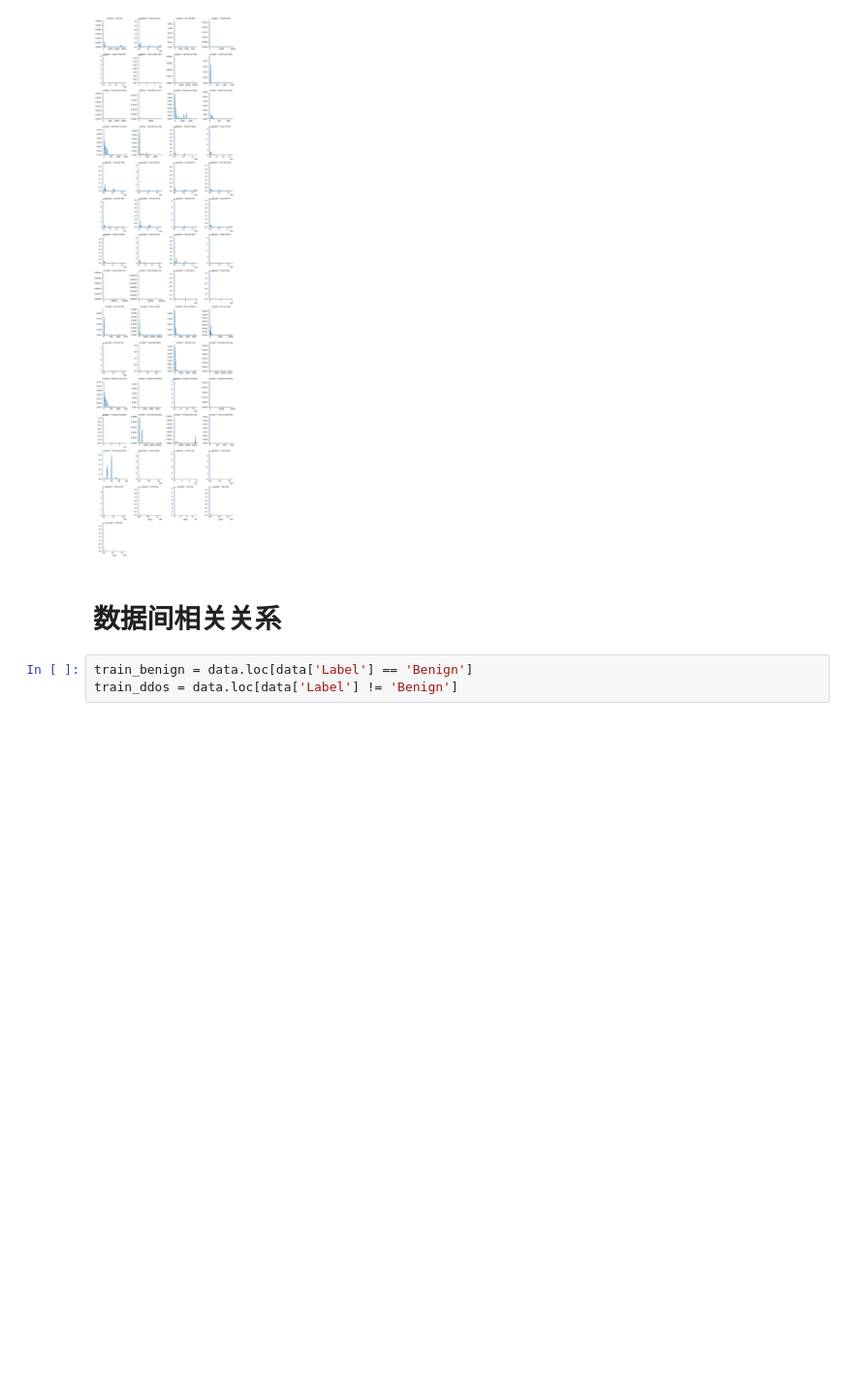
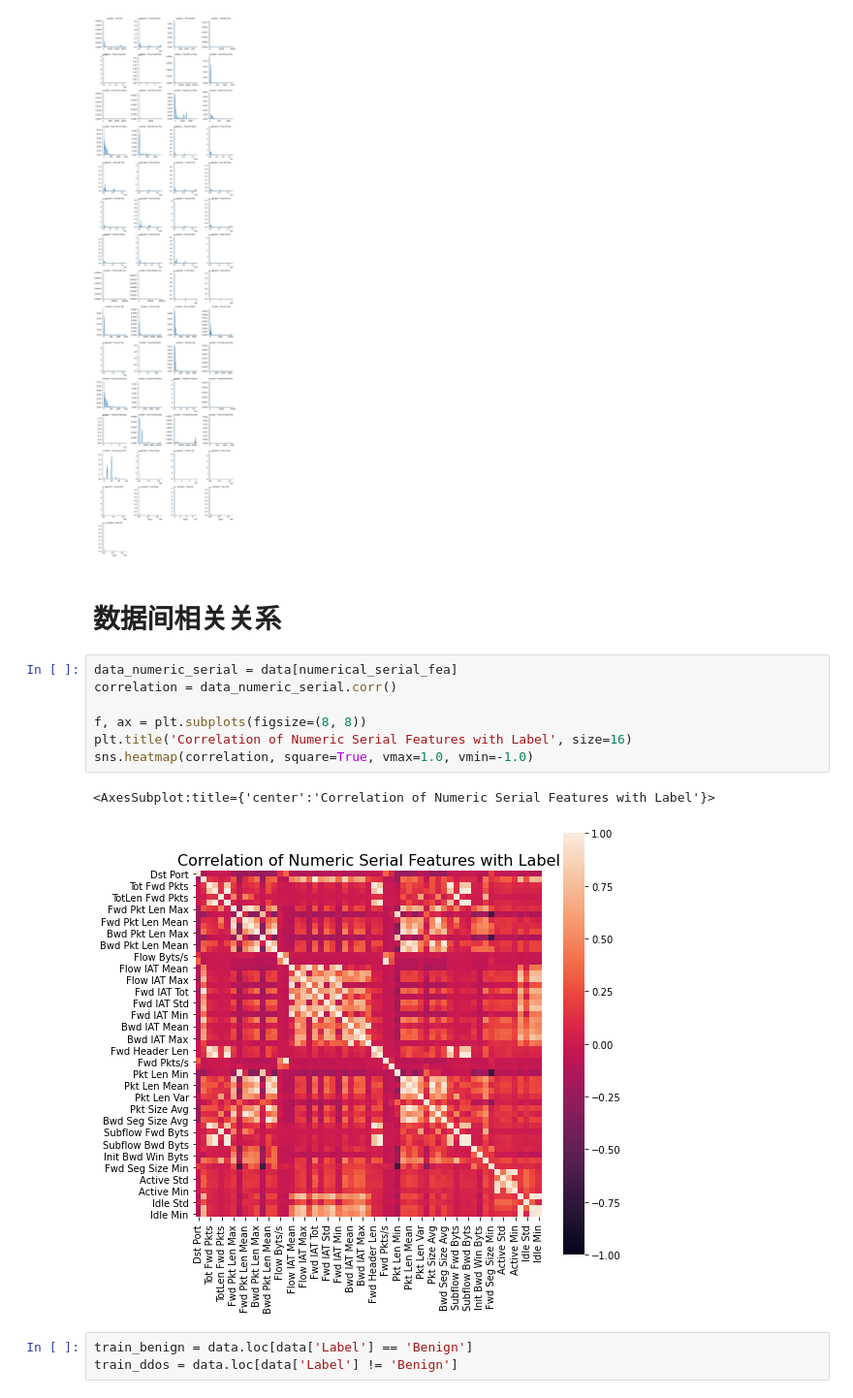
Before and after one commit to Bil369/IDS2018-DDoS-Traffic-Classify, a Jupyter notebook: EDA.ipynb, the cells around one changed output. Shown at 97% size. Cells and saved outputs as stored; diff of their text form; blank space fills up the shorter version.

Commit message:
Did some work
Did some work:
- finish the feature engineering
- update the calculation and plot of correlation in EDA
- finish the final baseline

```diff
--- a/EDA.ipynb
+++ b/EDA.ipynb
@@ -298,6 +298,16 @@ g = g.map(sns.distplot, "value")
 [figure]
 # %% [markdown]
 # 数据间相关关系
+# %%
+data_numeric_serial = data[numerical_serial_fea]
+correlation = data_numeric_serial.corr()
+
+f, ax = plt.subplots(figsize=(8, 8))
+plt.title('Correlation of Numeric Serial Features with Label', size=16)
+sns.heatmap(correlation, square=True, vmax=1.0, vmin=-1.0)
+# %% [output]
+<AxesSubplot:title={'center':'Correlation of Numeric Serial Features with Label'}>
+[figure, added]
 # %%
 train_benign = data.loc[data['Label'] == 'Benign']
 train_ddos = data.loc[data['Label'] != 'Benign']
```
Also changed, not shown: 2 other files.
